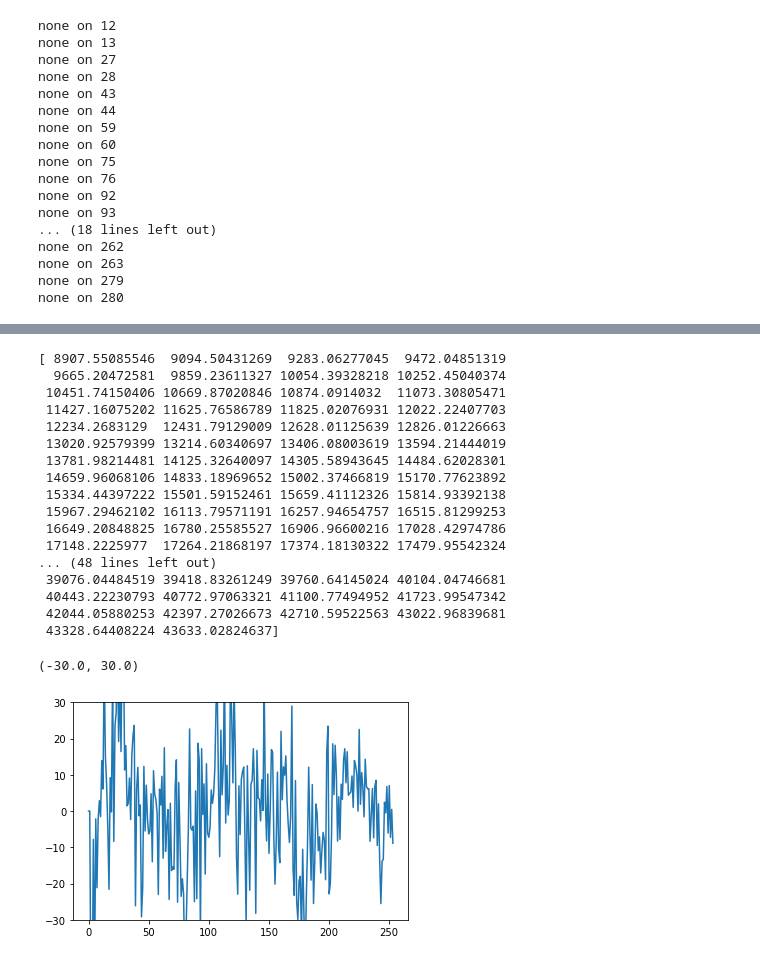
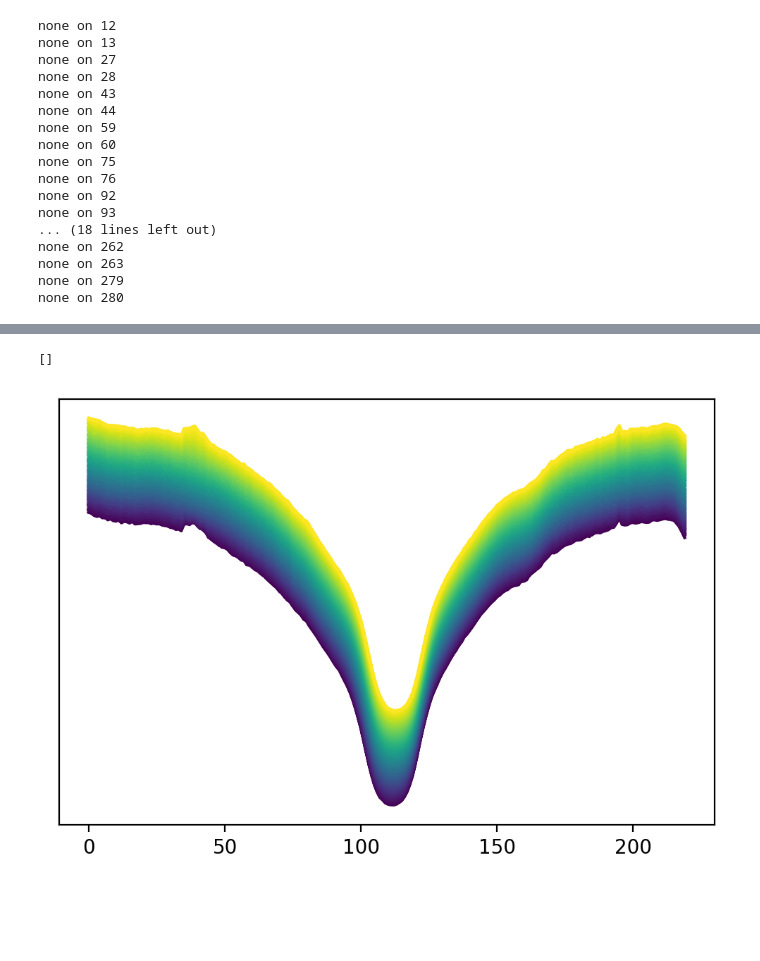
Before and after one commit to grd349/bison-expres, a Jupyter notebook: EXPRES_data/EXPRES Sodium line day.ipynb, the cells around one changed output, grey strips where cells are left out. Cells and saved outputs as stored; diff of their text form; code cells hidden in the pictures; blank space fills up the shorter version.

Commit message:
Many lines

```diff
--- a/EXPRES_data/EXPRES Sodium line day.ipynb
+++ b/EXPRES_data/EXPRES Sodium line day.ipynb
@@ -11,8 +11,8 @@ import os
 import urllib.request
 # %%
 order = 56
-bin1 = 3720
-n = 400
+bin1 = 3800
+n = 220
 indexs = [str(i) for i in range(5065, 5353, 1)]
 # %%
 R = np.zeros((len(indexs), n))
@@ -27,8 +27,8 @@ for idx, index in enumerate(indexs):
         c = hdu[1].data['continuum'] # Continuum model
         t = hdu[1].data['tellurics']
         v = hdu[2].header['HIERARCH wtd_mdpt_bc']
-        R[idx, :] = (s[order, bin1:bin1+n] / c[order, bin1:bin1+n])
-        V[idx] = v
+        R[idx, :] = (s[order, bin1:bin1+n] / c[order, bin1:bin1+n]) / t[order, bin1:bin1+n]
+        V[idx] = v * 3e8
     except:
         R[idx, :] = np.nan
         print(f'none on {idx}')
@@ -50,6 +50,3 @@ none on 262
 none on 263
 none on 279
 none on 280
-# %%
-for i in range(len(indexs)):
-    plt.plot(R[i], color=i)
@@ -68,30 +53,11 @@ plt.ylabel('Ratio')
-# %%
-ri = r[::-1]
-cal = np.sum([i * ri[i] * V**(i-1)for i in range(len(r))], axis=0)
-print(cal)
-# %% [output]
-[ 8907.55085546  9094.50431269  9283.06277045  9472.04851319
-  9665.20472581  9859.23611327 10054.39328218 10252.45040374
- 10451.74150406 10669.87020846 10874.0914032  11073.30805471
- 11427.16075202 11625.76586789 11825.02076931 12022.22407703
- 12234.2683129  12431.79129009 12628.01125639 12826.01226663
- 13020.92579399 13214.60340697 13406.08003619 13594.21444019
- 13781.98214481 14125.32640097 14305.58943645 14484.62028301
- 14659.96068106 14833.18969652 15002.37466819 15170.77623892
- 15334.44397222 15501.59152461 15659.41112326 15814.93392138
- 15967.29462102 16113.79571191 16257.94654757 16515.81299253
- 16649.20848825 16780.25585527 16906.96600216 17028.42974786
- 17148.2225977  17264.21868197 17374.18130322 17479.95542324
-... (48 lines left out)
- 39076.04484519 39418.83261249 39760.64145024 40104.04746681
- 40443.22230793 40772.97063321 41100.77494952 41723.99547342
- 42044.05880253 42397.27026673 42710.59522563 43022.96839681
- 43328.64408224 43633.02824637]
-# %%
-V_resid = (R - np.poly1d(r)(V)) / cal * 3e8
-V_resid[np.abs(V_resid) > 3*np.std(V_resid)] = 0.0
-plt.plot(V_resid)
-plt.ylim([-30, 30])
-# %% [output]
-(-30.0, 30.0)
-[figure, removed]
+# %%
+fig, ax = plt.subplots(dpi=200)
+
+plt.rcParams["axes.prop_cycle"] = plt.cycler("color", plt.cm.viridis(np.linspace(0,1,len(indexs))))
+
+for i in range(len(indexs)):
+    ax.plot(20*R[i] + i/50)
+ax.set_yticks([])
+# %% [output]
+[]
+[figure, added]
```
Also changed, not shown: parts of 7 cells of this notebook, 2 other files.
